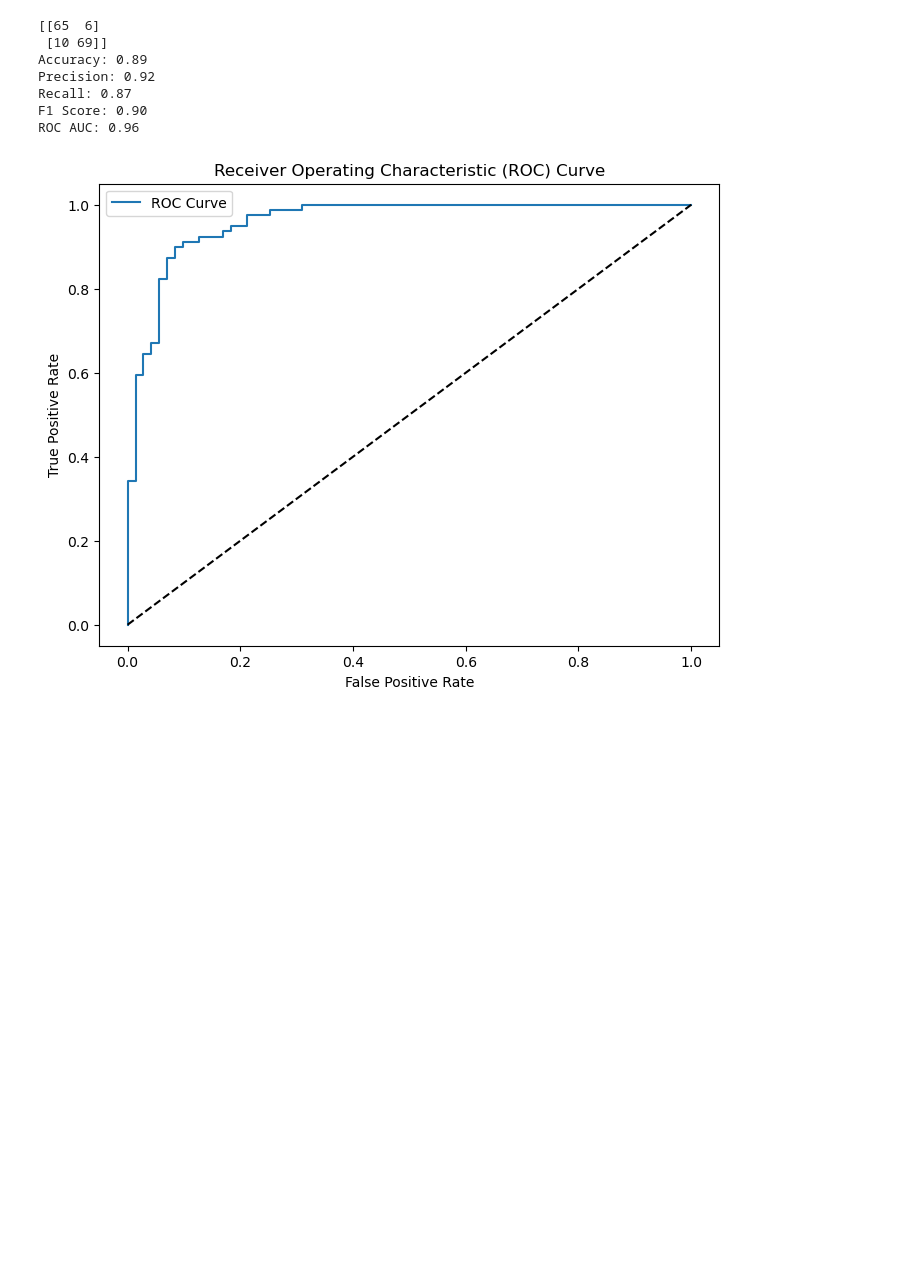
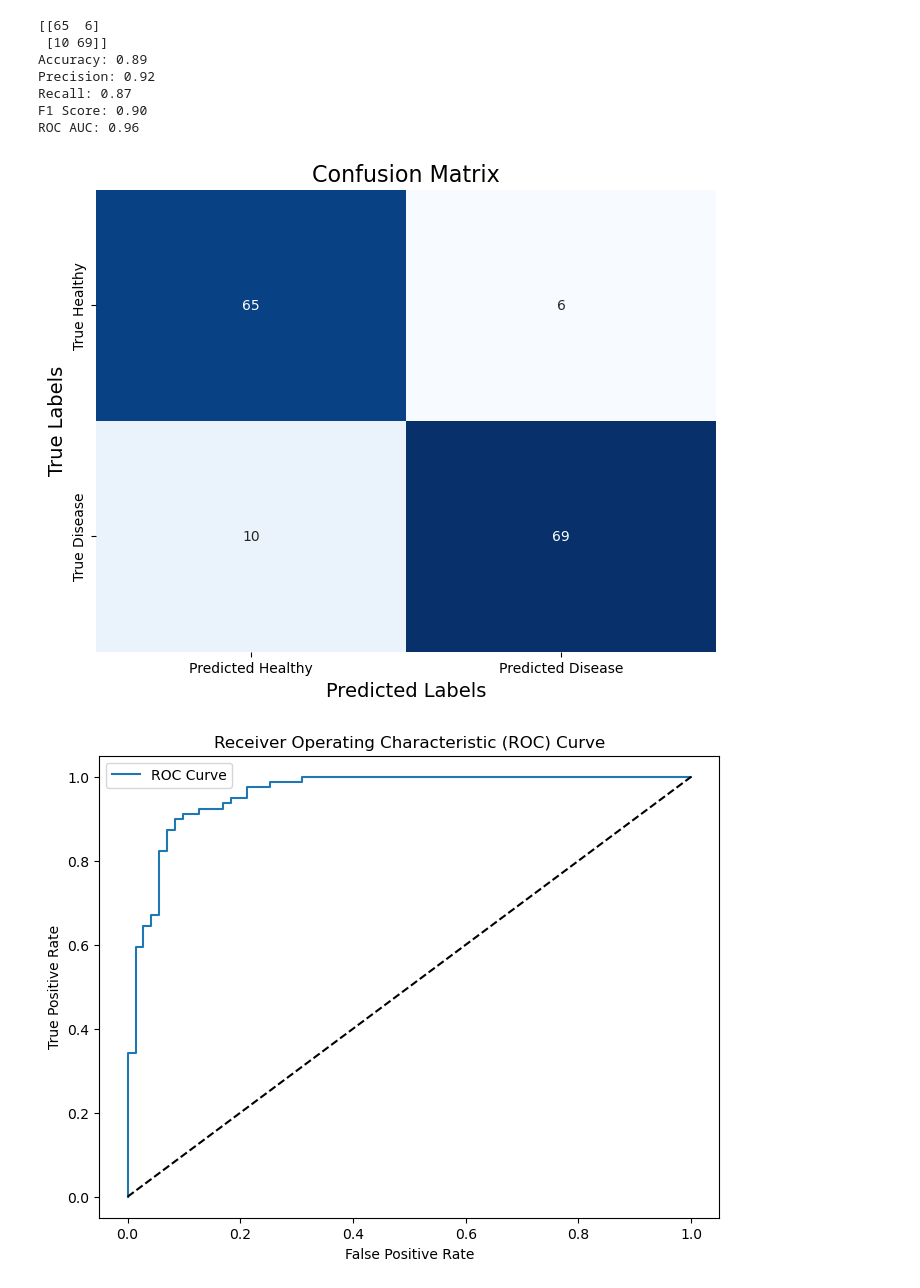
Before and after one commit to ivanchantf/cvd-project, a Jupyter notebook: main.ipynb, the cells around one changed output. Saved outputs shown, nothing was run; the diff lists cells and outputs as text; code cells hidden in the pictures; blank space fills up the shorter version.

Commit message:
fix: add confusion matrix

```diff
--- a/main.ipynb
+++ b/main.ipynb
@@ -709,6 +709,21 @@ Precision: 0.92
 Recall: 0.87
 F1 Score: 0.90
 ROC AUC: 0.96
+# %%
+cm = confusion_matrix(y_test, predictions)
+
+# Plotting
+plt.figure(figsize=(8, 6))
+sns.heatmap(cm, annot=True, fmt='d', cmap='Blues', cbar=False,
+            xticklabels=['Predicted Healthy', 'Predicted Disease'],
+            yticklabels=['True Healthy', 'True Disease'])
+
+plt.title('Confusion Matrix', fontsize=16)
+plt.xlabel('Predicted Labels', fontsize=14)
+plt.ylabel('True Labels', fontsize=14)
+plt.show()
+# %% [output]
+[figure, added]
 # %%
 from sklearn.metrics import roc_curve
 fpr, tpr, thresholds = roc_curve(y_test,predictions_prob)
```
